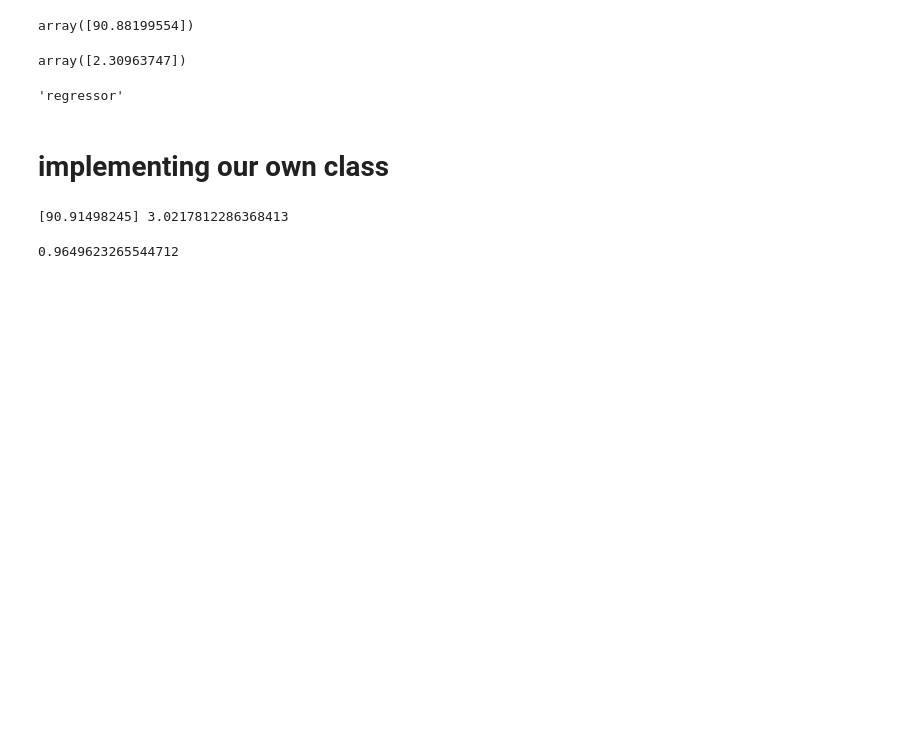
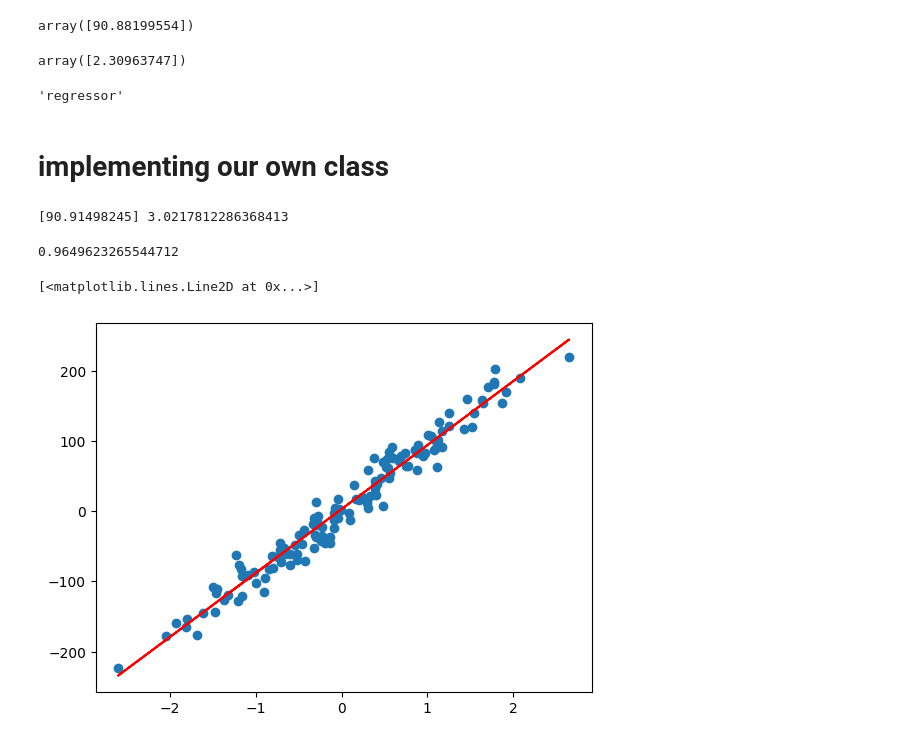
Before and after one commit to Souravkumar2434/Machine_learning, a Jupyter notebook: gradient_descent.ipynb, the cells around one changed output. Drawn from its saved outputs; the diff is of its cells as text; code cells hidden in the pictures; blank space fills up the shorter version.

Commit message:
added plot for best fitted line

```diff
--- a/gradient_descent.ipynb
+++ b/gradient_descent.ipynb
@@ -94,3 +94,10 @@ y_pred = sgr.predict(X_test)
 r2_score(y_test, y_pred)
 # %% [output]
 0.9649623265544712
+# %%
+plt.figure()
+plt.scatter(X_train, y_train)
+plt.plot(X_train, sgr.predict(X_train), color= 'r')
+# %% [output]
+[<matplotlib.lines.Line2D at 0x...>]
+[figure, added]
```
